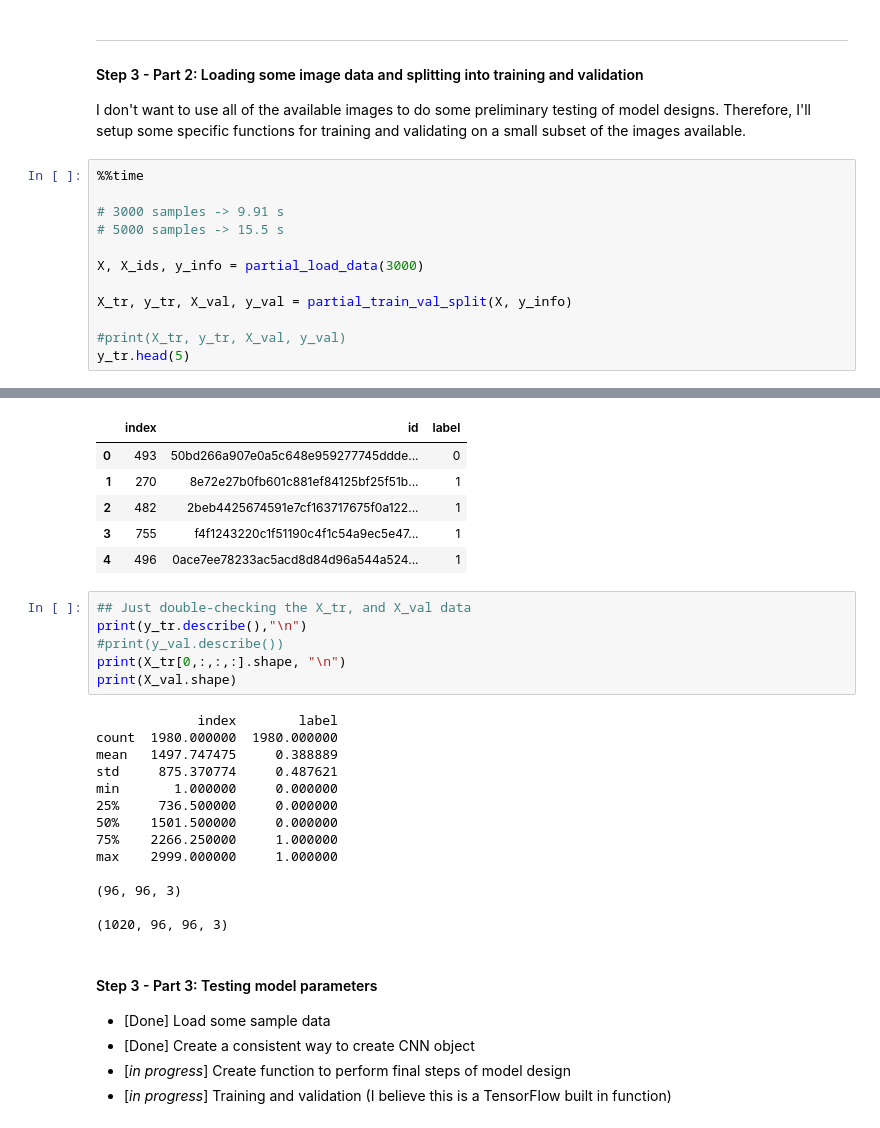
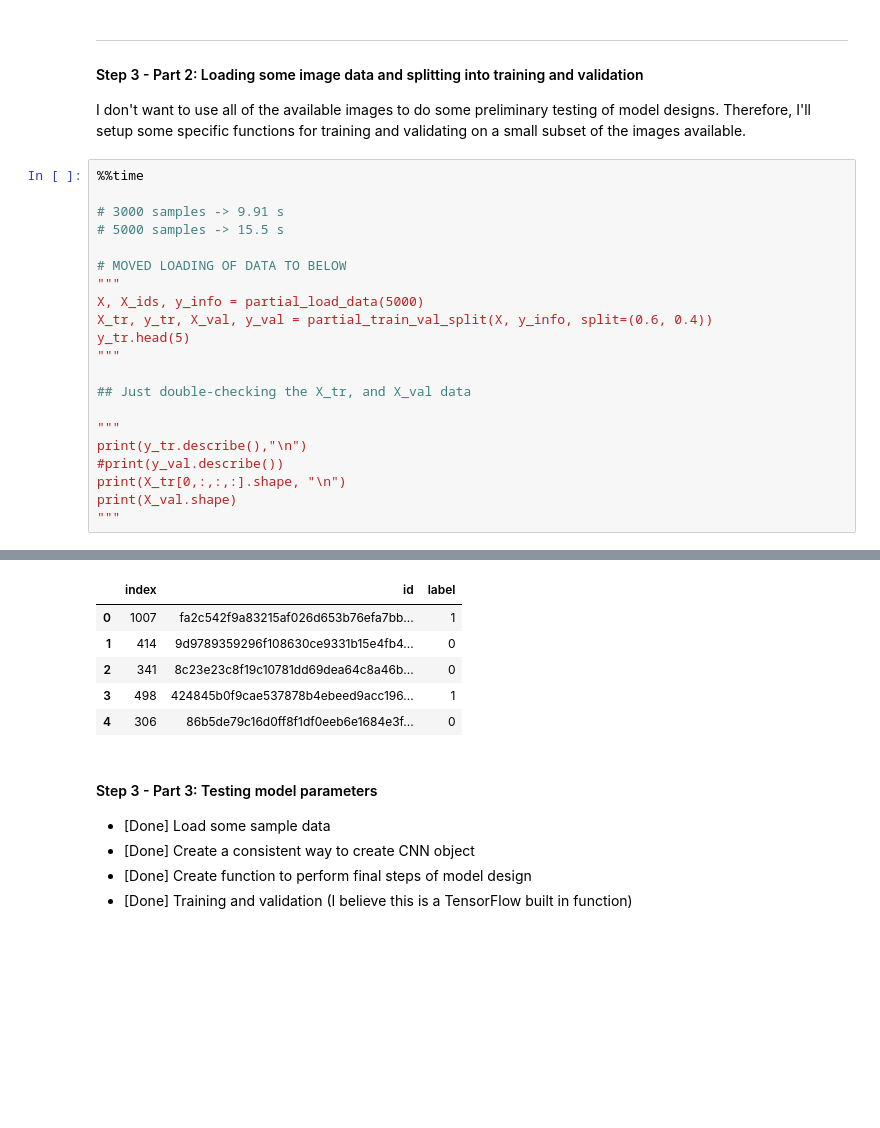
Before and after one commit to pdvnny/IntroToDL_CancerMiniProject, a Jupyter notebook: CancerMini-Project_Step3.ipynb, the cells around one changed output, grey strips where cells are left out. Saved outputs shown, nothing was run; the diff lists cells and outputs as text; blank space fills up the shorter version.

Commit message:
worked on step 3 - rearranged notebook a lot

```diff
--- a/CancerMini-Project_Step3.ipynb
+++ b/CancerMini-Project_Step3.ipynb
@@ -161,12 +134,21 @@ I don't want to use all of the available images to do some preliminary testing o
 # 3000 samples -> 9.91 s
 # 5000 samples -> 15.5 s
 
-X, X_ids, y_info = partial_load_data(3000)
+# MOVED LOADING OF DATA TO BELOW
+"""
+X, X_ids, y_info = partial_load_data(5000)
+X_tr, y_tr, X_val, y_val = partial_train_val_split(X, y_info, split=(0.6, 0.4))
+y_tr.head(5)
+"""
 
-X_tr, y_tr, X_val, y_val = partial_train_val_split(X, y_info)
+## Just double-checking the X_tr, and X_val data
 
-#print(X_tr, y_tr, X_val, y_val)
-y_tr.head(5)
+"""
+print(y_tr.describe(),"\n")
+#print(y_val.describe())
+print(X_tr[0,:,:,:].shape, "\n")
+print(X_val.shape)
+"""
 # %% [output]
 1980 1020
 CPU times: total: 3.66 s
@@ -174,36 +156,16 @@ Wall time: 9.74 s
 |  | index | id | label |
-| 0 | 493 | 50bd266a907e0a5c648e959277745ddde... | 0 |
-| 1 | 270 | 8e72e27b0fb601c881ef84125bf25f51b... | 1 |
-| 2 | 482 | 2beb4425674591e7cf163717675f0a122... | 1 |
-| 3 | 755 | f4f1243220c1f51190c4f1c54a9ec5e47... | 1 |
-| 4 | 496 | 0ace7ee78233ac5acd8d84d96a544a524... | 1 |
+| 0 | 1007 | fa2c542f9a83215af026d653b76efa7bb... | 1 |
+| 1 | 414 | 9d9789359296f108630ce9331b15e4fb4... | 0 |
+| 2 | 341 | 8c23e23c8f19c10781dd69dea64c8a46b... | 0 |
+| 3 | 498 | 424845b0f9cae537878b4ebeed9acc196... | 1 |
+| 4 | 306 | 86b5de79c16d0ff8f1df0eeb6e1684e3f... | 0 |
-# %%
-## Just double-checking the X_tr, and X_val data
-print(y_tr.describe(),"\n")
-#print(y_val.describe())
-print(X_tr[0,:,:,:].shape, "\n")
-print(X_val.shape)
-# %% [output]
-             index        label
-count  1980.000000  1980.000000
-mean   1497.747475     0.388889
-std     875.370774     0.487621
-min       1.000000     0.000000
-25%     736.500000     0.000000
-50%    1501.500000     0.000000
-75%    2266.250000     1.000000
-max    2999.000000     1.000000
-
-(96, 96, 3)
-
-(1020, 96, 96, 3)
 # %% [markdown]
 #### Step 3 - Part 3: Testing model parameters
 
 - [Done] Load some sample data
 - [Done] Create a consistent way to create CNN object
-- [*in progress*] Create function to perform final steps of model design
-- [*in progress*] Training and validation (I believe this is a TensorFlow built in function)
+- [Done] Create function to perform final steps of model design
+- [Done] Training and validation (I believe this is a TensorFlow built in function)
 # %%
 def model_compiler(model, opt_params, metrics):
     opt = optimizers.SGD(learning_rate=opt_params[0],
```
Also changed, not shown: parts of 8 cells of this notebook, 10 other files.
